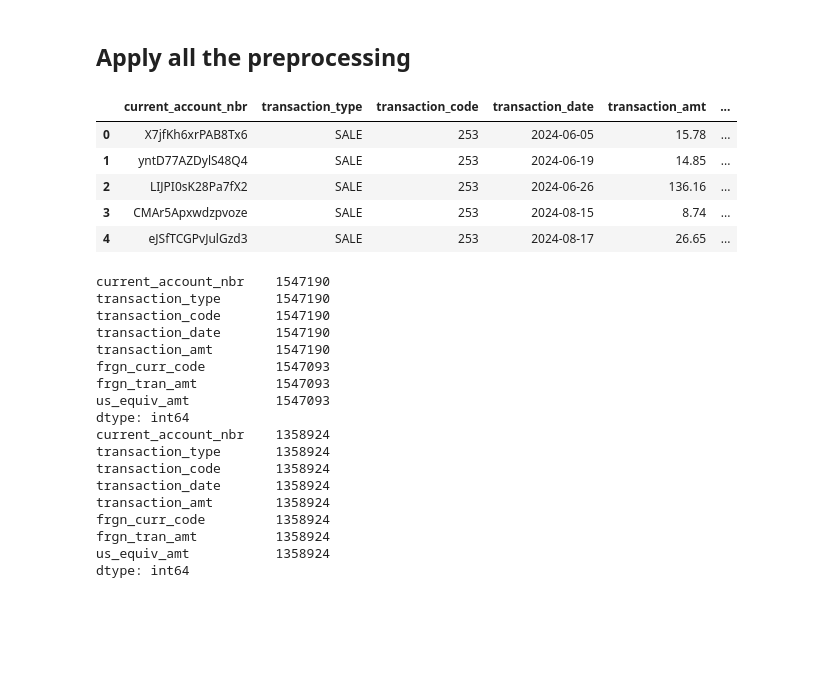
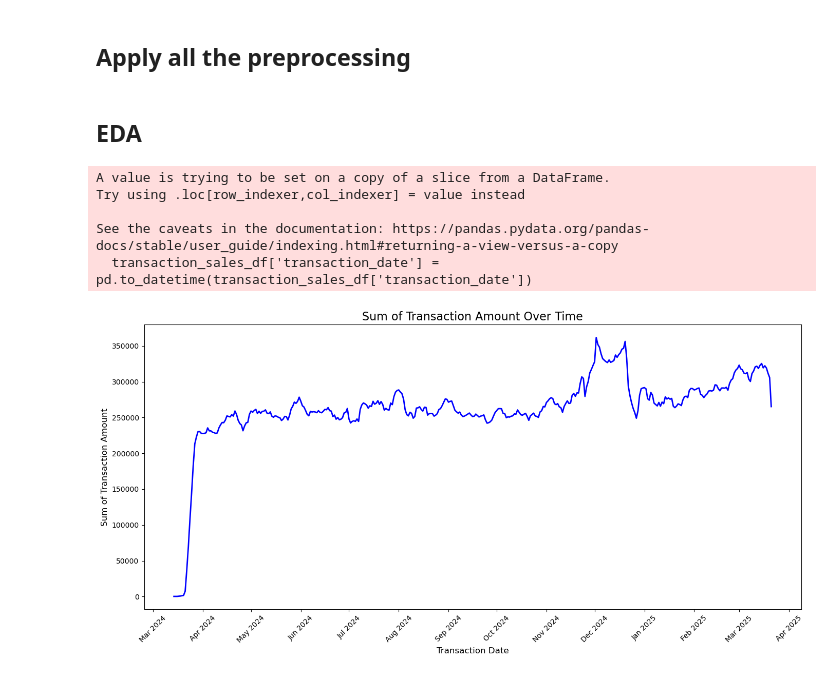
Before and after one commit to mohi-m/Data-THIS-Data-THAT, a Jupyter notebook: main.ipynb, the cells around one changed output. Saved outputs shown, nothing was run; the diff lists cells and outputs as text; code cells hidden in the pictures; blank space fills up the shorter version.

```diff
--- a/main.ipynb
+++ b/main.ipynb
@@ -149,36 +149,46 @@ updated_rams_df = clean_rams(rams_df)
 updated_accounts_df = pre_process_accounts(account_df)
 updated_transaction_df=clean_transaction_data(transaction_df)
 updated_world_transaction_df=clean_transaction_data(wrld_transaction_df)
-updated_transaction_df.head()
-# %% [output]
-|  | current_account_nbr | transaction_type | transaction_code | transaction_date | transaction_amt | ... |
-| 0 | X7jfKh6xrPAB8Tx6 | SALE | 253 | 2024-06-05 | 15.78 | ... |
-| 1 | yntD77AZDylS48Q4 | SALE | 253 | 2024-06-19 | 14.85 | ... |
-| 2 | LIJPI0sK28Pa7fX2 | SALE | 253 | 2024-06-26 | 136.16 | ... |
-| 3 | CMAr5Apxwdzpvoze | SALE | 253 | 2024-08-15 | 8.74 | ... |
-| 4 | eJSfTCGPvJulGzd3 | SALE | 253 | 2024-08-17 | 26.65 | ... |
 # %%
 # Appened transaction_df and wrld_transaction_df
 combined_transaction_df = pd.concat([updated_transaction_df, updated_world_transaction_df], ignore_index=True)
-print(combined_transaction_df.count())
 transaction_sales_df = combined_transaction_df[(combined_transaction_df['transaction_type'] == 'SALE') & (combined_transaction_df['transaction_code'] == 253)]
-print(transaction_sales_df.count())
-# %% [output]
-current_account_nbr    1547190
-transaction_type       1547190
-transaction_code       1547190
-transaction_date       1547190
-transaction_amt        1547190
-frgn_curr_code         1547093
-frgn_tran_amt          1547093
-us_equiv_amt           1547093
-dtype: int64
-current_account_nbr    1358924
-transaction_type       1358924
-transaction_code       1358924
-transaction_date       1358924
-transaction_amt        1358924
-frgn_curr_code         1358924
-frgn_tran_amt          1358924
-us_equiv_amt           1358924
-dtype: int64
+# %% [markdown]
+## EDA
+# %%
+import matplotlib.dates as mdates
+import matplotlib.pyplot as plt
+
+# Calculate the sum of transaction amounts grouped by transaction date
+transaction_sales_df['transaction_date'] = pd.to_datetime(transaction_sales_df['transaction_date'])
+transaction_sum = transaction_sales_df.groupby('transaction_date')['transaction_amt'].sum()
+
+# Filter data to start from March 2024
+transaction_sum_filtered = transaction_sum[transaction_sum.index >= '2024-03-01']
+
+transaction_sum_smoothed = transaction_sum_filtered.rolling(window=7, center=True).mean()
+
+# Plot the sum of transaction amounts over time
+plt.figure(figsize=(14, 7))
+plt.plot(transaction_sum_smoothed.index, transaction_sum_smoothed.values, color='blue', linewidth=2, label='Transaction Amount')
+
+# Format the x-axis
+plt.gca().xaxis.set_major_formatter(mdates.DateFormatter('%b %Y'))
+plt.gca().xaxis.set_major_locator(mdates.MonthLocator(interval=1))
+plt.xticks(rotation=45)
+
+# Add title and labels
+plt.title('Sum of Transaction Amount Over Time', fontsize=16)
+plt.xlabel('Transaction Date', fontsize=12)
+plt.ylabel('Sum of Transaction Amount', fontsize=12)
+
+# Show the plot
+plt.tight_layout()
+plt.show()
+# %% [output]
+A value is trying to be set on a copy of a slice from a DataFrame.
+Try using .loc[row_indexer,col_indexer] = value instead
+
+See the caveats in the documentation: https://pandas.pydata.org/pandas-docs/stable/user_guide/indexing.html#returning-a-view-versus-a-copy
+  transaction_sales_df['transaction_date'] = pd.to_datetime(transaction_sales_df['transaction_date'])
+[figure, added]
```
Also changed, not shown: parts of 2 cells of this notebook.
